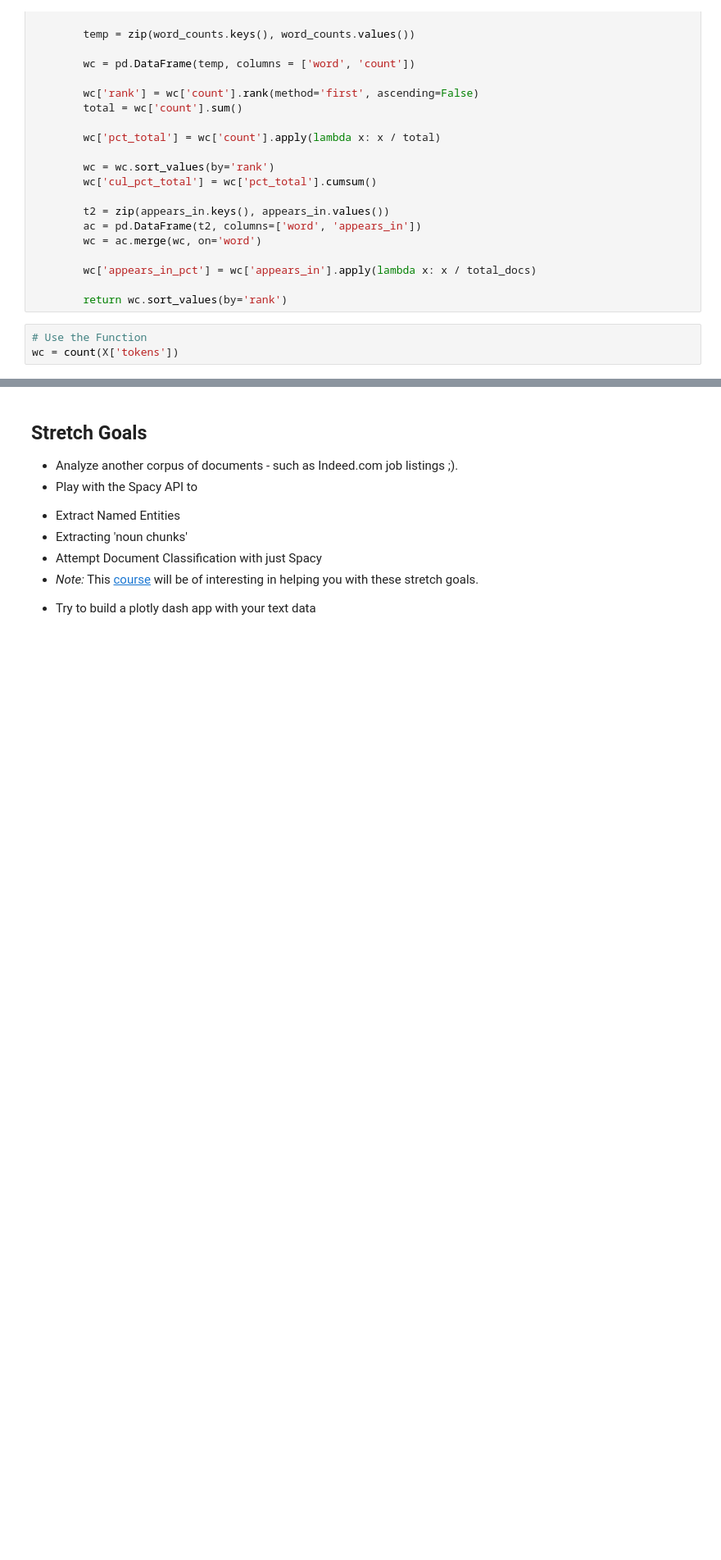
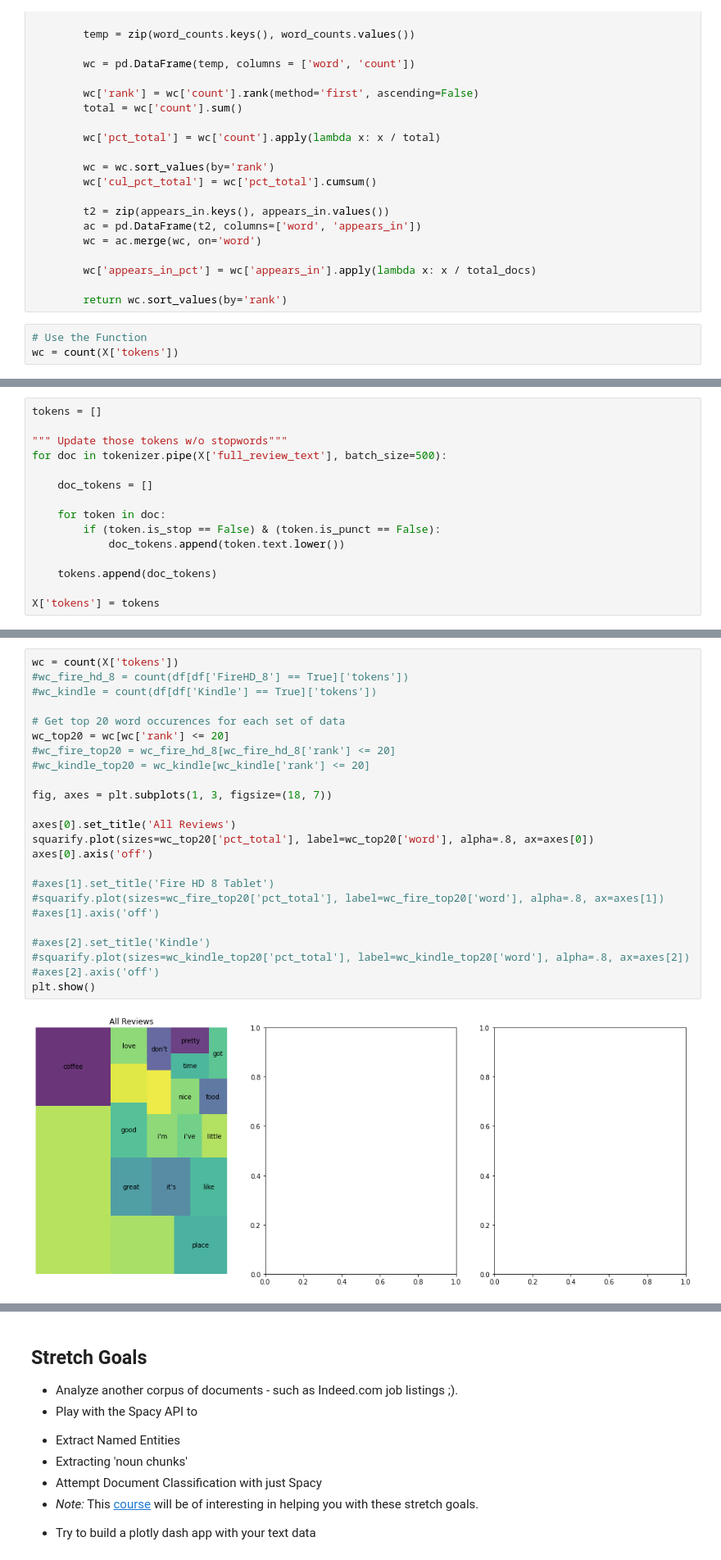
Before and after one commit to iesous-kurios/DS-Unit-4-Sprint-1-NLP, a Jupyter notebook: module1-text-data/LS_DS_411_Text_Data_Assignment.ipynb, the cells around one changed output, grey strips where cells are left out. Shown at 82% size. Saved outputs shown, nothing was run; the diff lists cells and outputs as text; blank space fills up the shorter version.

```diff
--- a/module1-text-data/LS_DS_411_Text_Data_Assignment.ipynb
+++ b/module1-text-data/LS_DS_411_Text_Data_Assignment.ipynb
@@ -288,0 +336,15 @@ plt.show()
+# %%
+tokens = []
+
+""" Update those tokens w/o stopwords"""
+for doc in tokenizer.pipe(X['full_review_text'], batch_size=500):
+
+    doc_tokens = []
+
+    for token in doc:
+        if (token.is_stop == False) & (token.is_punct == False):
+            doc_tokens.append(token.text.lower())
+
+    tokens.append(doc_tokens)
+
+X['tokens'] = tokens
@@ -288,0 +360,26 @@ plt.show()
+# %%
+wc = count(X['tokens'])
+#wc_fire_hd_8 = count(df[df['FireHD_8'] == True]['tokens'])
+#wc_kindle = count(df[df['Kindle'] == True]['tokens'])
+
+# Get top 20 word occurences for each set of data
+wc_top20 = wc[wc['rank'] <= 20]
+#wc_fire_top20 = wc_fire_hd_8[wc_fire_hd_8['rank'] <= 20]
+#wc_kindle_top20 = wc_kindle[wc_kindle['rank'] <= 20]
+
+fig, axes = plt.subplots(1, 3, figsize=(18, 7))
+
+axes[0].set_title('All Reviews')
+squarify.plot(sizes=wc_top20['pct_total'], label=wc_top20['word'], alpha=.8, ax=axes[0])
+axes[0].axis('off')
+
+#axes[1].set_title('Fire HD 8 Tablet')
+#squarify.plot(sizes=wc_fire_top20['pct_total'], label=wc_fire_top20['word'], alpha=.8, ax=axes[1])
+#axes[1].axis('off')
+
+#axes[2].set_title('Kindle')
+#squarify.plot(sizes=wc_kindle_top20['pct_total'], label=wc_kindle_top20['word'], alpha=.8, ax=axes[2])
+#axes[2].axis('off')
+plt.show()
+# %% [output]
+[figure, added]
```
Also changed, not shown: parts of 35 cells of this notebook, 1 other file.
